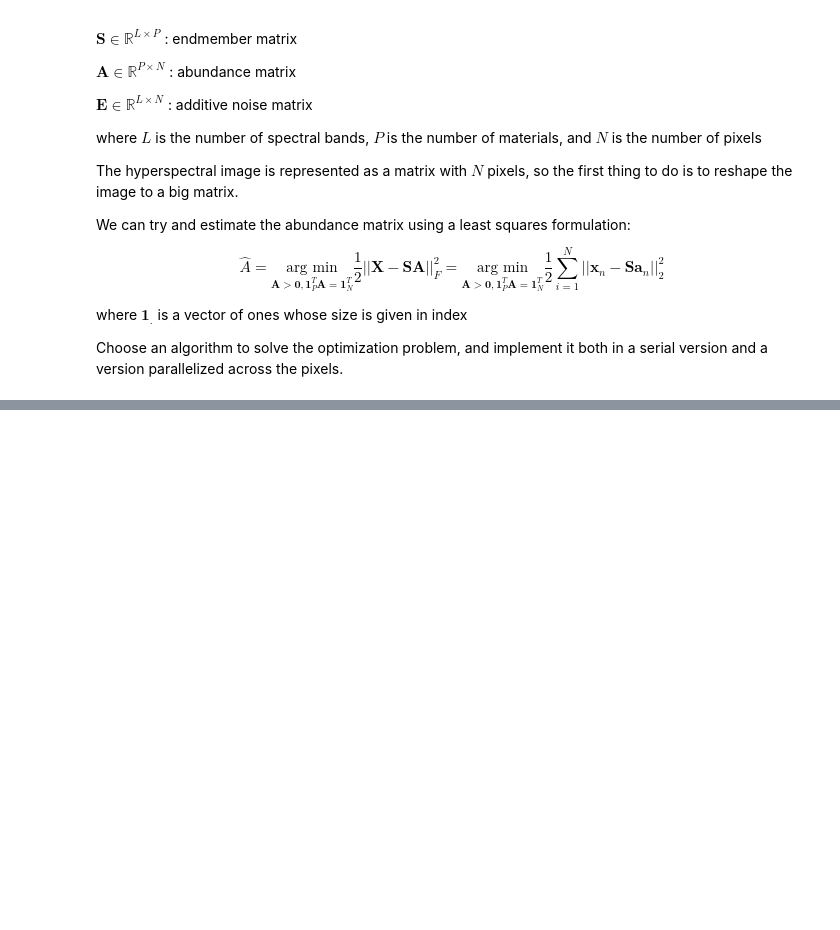
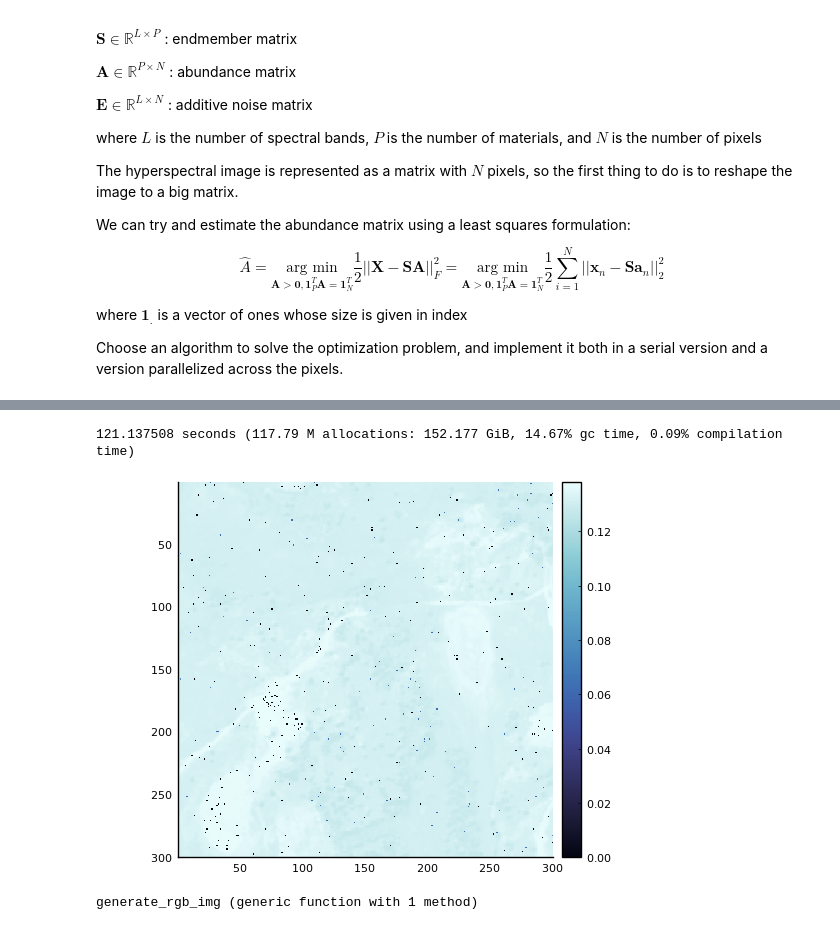
Before and after one commit to C18andre/ParallelComputingJulia, a Jupyter notebook: Project_parallelization_Julia_student.ipynb, the cells around one changed output, grey strips where cells are left out. Cells and saved outputs as stored; diff of their text form; code cells hidden in the pictures; blank space fills up the shorter version.

```diff
--- a/Project_parallelization_Julia_student.ipynb
+++ b/Project_parallelization_Julia_student.ipynb
@@ -183,0 +94,4 @@ LoadError: UndefVarError: sources not defined
+# %%
+img_small = permutedims(img_small, (3,1,2));
+img_small_flatt = reshape(img_small, 255, N);
+img_small_para = reshape([img_small_flatt[:,i] for i=1:N],1,N);
@@ -183,0 +123,38 @@ LoadError: UndefVarError: sources not defined
+# %%
+#Compute A using only one proc
+A = @time map(GD_Pixel,img_small_para,A,sources_para,precision_para,max_iter_para,step_size_para);
+# %% [output]
+121.137508 seconds (117.79 M allocations: 152.177 GiB, 14.67% gc time, 0.09% compilation time)
+# %%
+CPU_CORES = 4;
+addprocs(CPU_CORES - 1);
+A = @time pmap(GD_Pixel,img_small_para,A,sources_para,precision_para,max_iter_para,step_size_para);
+# %%
+@everywhere function get_img(A,S)
+    A_pred = zeros(4,N);
+    for i=1:size(A,2)
+        A_pred[:,i] = A[i];
+    end
+    X_pred = S*A_pred;
+    X_pred = reshape(X_pred,size(X_pred,1),height,width);
+    X_pred = permutedims(X_pred,(2,3,1));
+    return A_pred,X_pred
+end
+
+A_pred,img = get_img(A,sources);
+# %%
+#visualize a spectral band on its own
+sb = 10
+p2 = heatmap(img[:,:,sb],aspect_ratio=1, yflip = true,c=:ice)
+# %% [output]
+[figure, added]
+# %%
+function generate_rgb_img(img)
+    rgb = zeros(size(img,1),size(img,2),3)
+    rgb[:,:,3] = img[:,:,67] * 1.3520674485645392;
+    rgb[:,:,2] = img[:,:,109] * 1.194526746571833;
+    rgb[:,:,1] = img[:,:,141] * 1.092957082800559;
+    return rgb
+end
+# %% [output]
+generate_rgb_img (generic function with 1 method)
```
Also changed, not shown: parts of 14 cells of this notebook.
